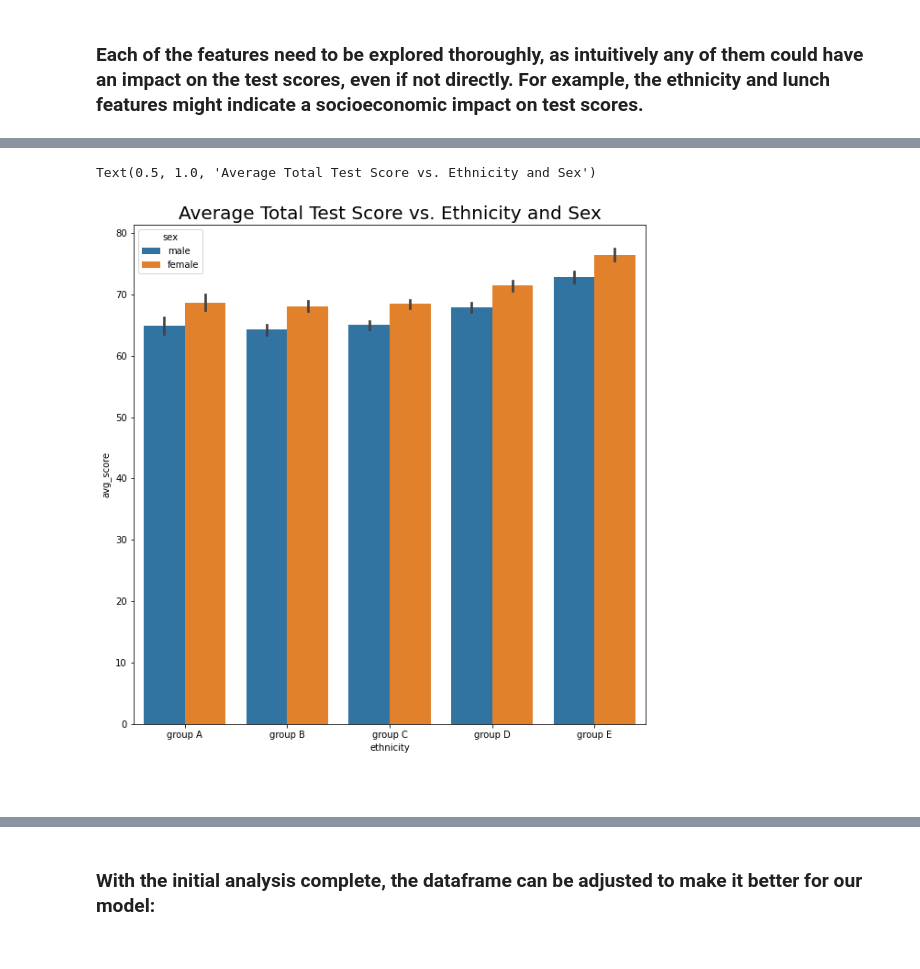
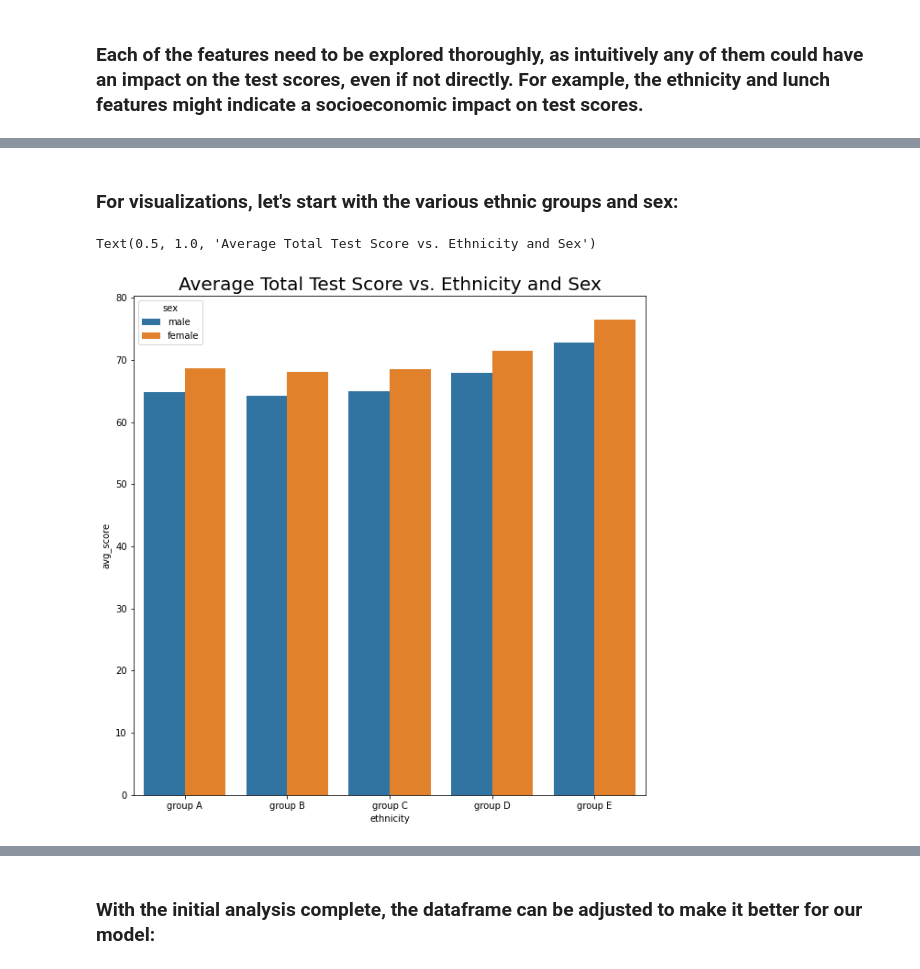
Before and after one commit to dbbabcock/data602_project_1_student_success, a Jupyter notebook: Cleaning and EDA/stu_perf_cleaning_and_eda.ipynb, the cells around one changed output, grey strips where cells are left out. Cells and saved outputs as stored; diff of their text form; code cells hidden in the pictures.

```diff
--- a/Cleaning and EDA/stu_perf_cleaning_and_eda.ipynb
+++ b/Cleaning and EDA/stu_perf_cleaning_and_eda.ipynb
@@ -169,14 +195,15 @@ Text(0.5, 1.0, 'Writing Scores for All Students')
+# %% [markdown]
+<h3>For visualizations, let's start with the various ethnic groups and sex:
 # %%
 fig = plt.subplots(figsize=(10,10))
-# Add gender as a hue using the sex_female dummy variable. 0 is male, 1 is female:
+# Create barplot of ethnicity vs. avg_score split between sexes:
 sns.barplot(x ='ethnicity',
             y ='avg_score',
             data = stu_perf_df,
             order = ['group A', 'group B', 'group C', 'group D', 'group E'],
-            hue='sex')
+            hue='sex',
+            ci=None)
 plt.title("Average Total Test Score vs. Ethnicity and Sex", fontdict={'fontsize':20})
 # %% [output]
 Text(0.5, 1.0, 'Average Total Test Score vs. Ethnicity and Sex')
-[figure, old version]
+[figure, new version]
-# %% [markdown]
-<h3>
```
Also changed, not shown: parts of 13 cells of this notebook.
